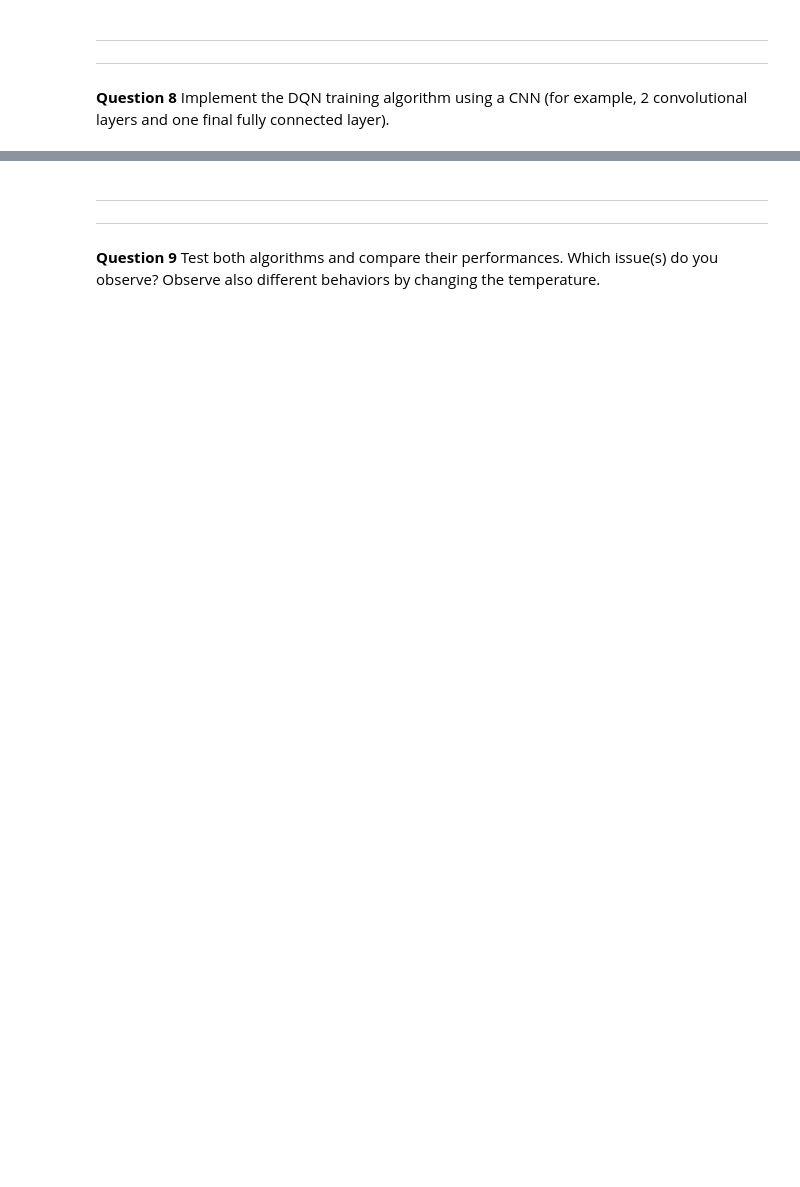
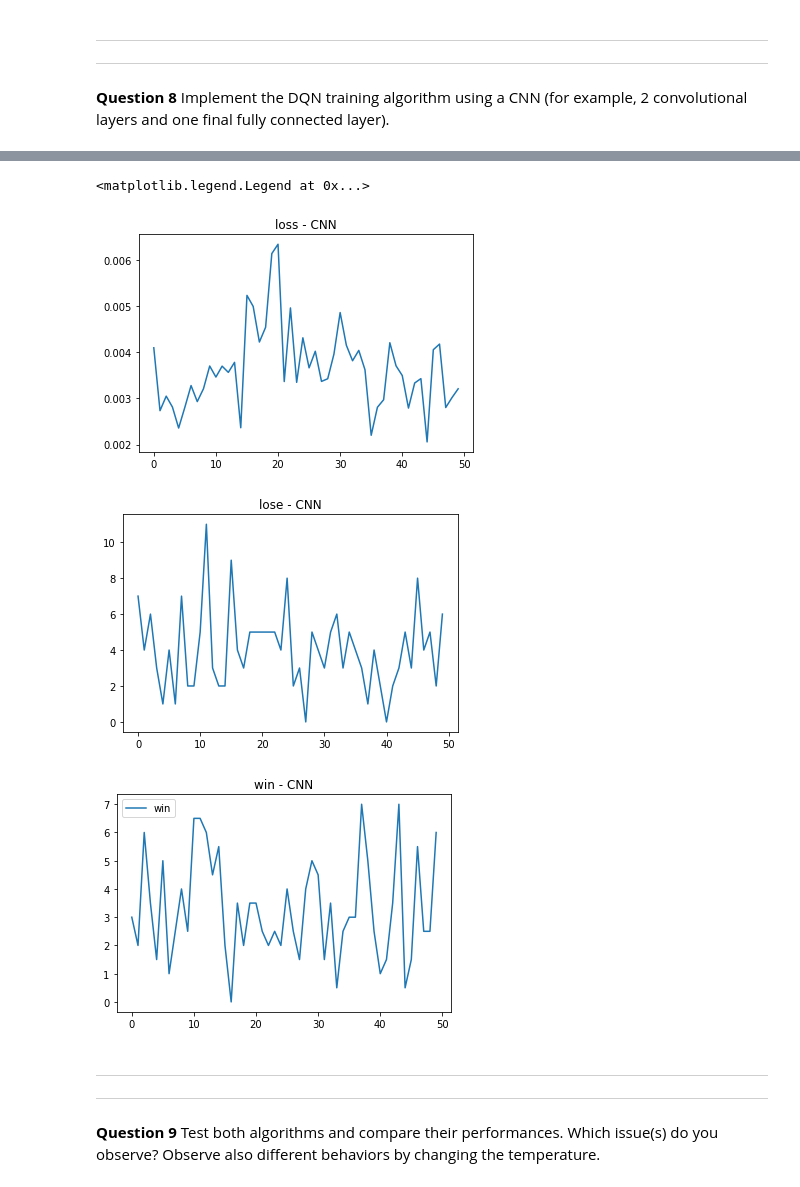
Before and after one commit to Jeddadh/mva_dl_mp1, a Jupyter notebook: DQN_project_MVA_HamzaJeddad.ipynb, the cells around one changed output, grey strips where cells are left out. Saved outputs shown, nothing was run; the diff lists cells and outputs as text; code cells hidden in the pictures; blank space fills up the shorter version.

```diff
--- a/DQN_project_MVA_HamzaJeddad.ipynb
+++ b/DQN_project_MVA_HamzaJeddad.ipynb
@@ -649,6 +677,6 @@ class DQN_CNN(DQN):
 # %%
 epochs = 10
 env = Environment(grid_size=size, max_time=T, temperature=0.3)
-agent = DQN_CNN(size, lr=.01, epsilon = 0.1, memory_size=2000, batch_size = 32)
-train(agent,env,epochs_train,prefix='cnn_train')
+agent_cnn = DQN_CNN(size, lr=.01, epsilon = 0.1, memory_size=2000, batch_size = 32)
+train(agent_cnn,env,epochs_train,prefix='cnn_train')
 HTML(display_videos('cnn_train10.mp4'))
@@ -655,13 +702,20 @@ HTML(display_videos('cnn_train10.mp4'))
 # %%
 HTML(display_videos('cnn_train40.mp4'))
 # %%
-plt.plot(agent_fc.history["loss"])
-plt.title("loss")
+plt.plot(agent_cnn.history["loss"],)
+plt.title("loss - CNN")
 plt.figure()
-plt.plot(agent_fc.history["lose"])
-plt.title("lose")
-plt.plot(agent_fc.history["win_lose"])
-plt.title("win_lose")
+plt.plot(agent_cnn.history["lose"],label="lose")
+plt.title("lose - CNN")
+plt.figure()
+plt.plot(agent_cnn.history["win"],label="win")
+plt.title("win - CNN")
+plt.legend()
+# %% [output]
+<matplotlib.legend.Legend at 0x...>
+[figure, added]
+[figure, added]
+[figure, added]
 # %% [markdown]
 ***
 ***
```
Also changed, not shown: parts of 20 cells of this notebook.
